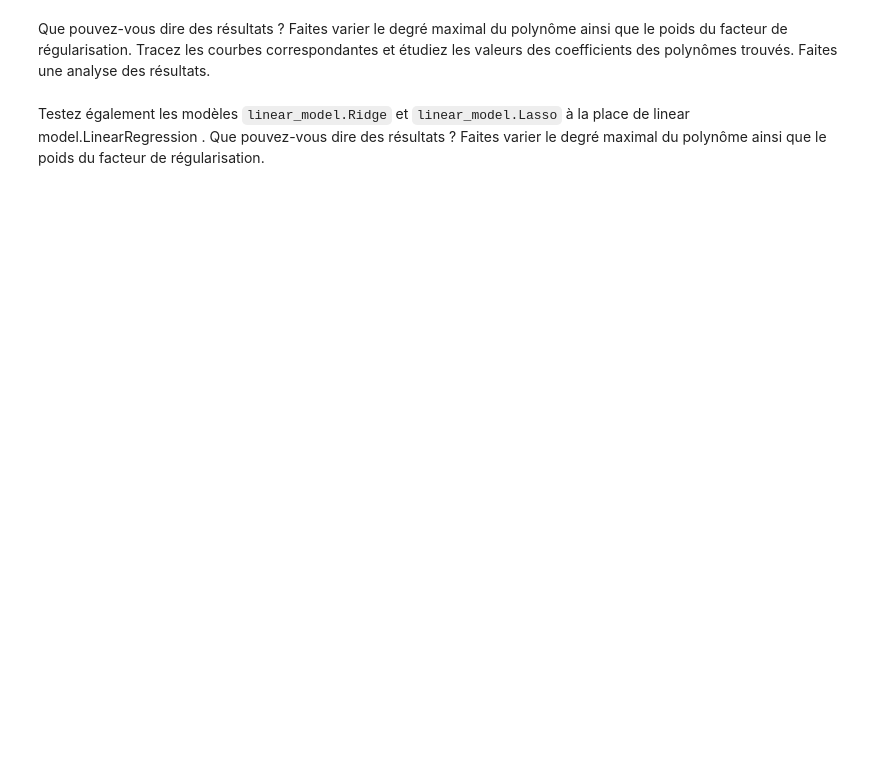
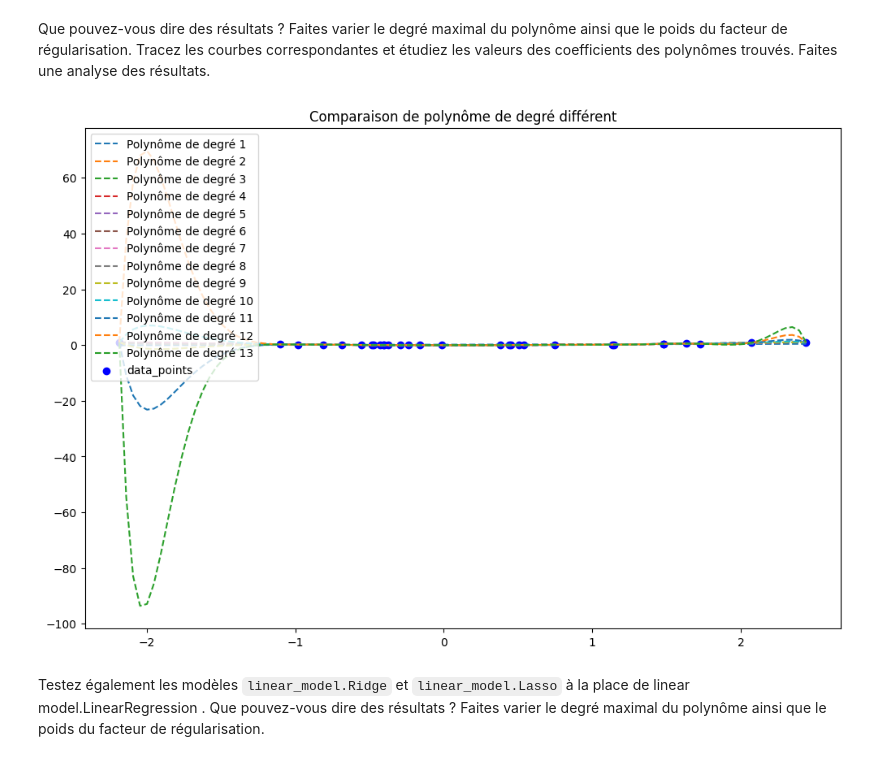
Before and after one commit to ViniciusGN/Kaggle-AI-Studies, a Jupyter notebook: Apprentissage/TP1_Vinicius_Nascimento.ipynb, the cells around one changed output. Saved outputs shown, nothing was run; the diff lists cells and outputs as text; code cells hidden in the pictures; blank space fills up the shorter version.

```diff
--- a/Apprentissage/TP1_Vinicius_Nascimento.ipynb
+++ b/Apprentissage/TP1_Vinicius_Nascimento.ipynb
@@ -770,6 +777,29 @@ plt.show()
 Que pouvez-vous dire des résultats ? Faites varier le degré maximal du polynôme ainsi que le poids du
 facteur de régularisation. Tracez les courbes correspondantes et étudiez les valeurs des coefficients des
 polynômes trouvés. Faites une analyse des résultats.
+# %%
+x_range = np.linspace(min(x), max(x), 100)
+
+plt.figure(figsize=(12, 8))
+
+for degree in range(1, 14):
+    poly = PolynomialFeatures(degree=degree, include_bias=True)
+    X_poly = poly.fit_transform(x.reshape(-1, 1))
+
+    pol_reg = LinearRegression()
+    pol_reg.fit(X_poly, y_pol_sklearn)
+
+    X_range_poly = poly.transform(x_range.reshape(-1, 1))
+    y_pred = pol_reg.predict(X_range_poly)
+
+    plt.plot(x_range, y_pred, linestyle="dashed", label=f"Polynôme de degré {degree}")
+
+plt.scatter(x, y_pol_sklearn, color="blue", label="data_points")
+plt.legend(loc="upper left", fontsize=10)
+plt.title("Comparaison de polynôme de degré différent")
+plt.show()
+# %% [output]
+[figure, added]
 # %% [markdown]
 Testez également les modèles `linear_model.Ridge` et `linear_model.Lasso` à la place de linear model.LinearRegression
 . Que pouvez-vous dire des résultats ? Faites varier le degré maximal du polynôme ainsi que le poids du
```
Also changed, not shown: parts of 23 cells of this notebook.
